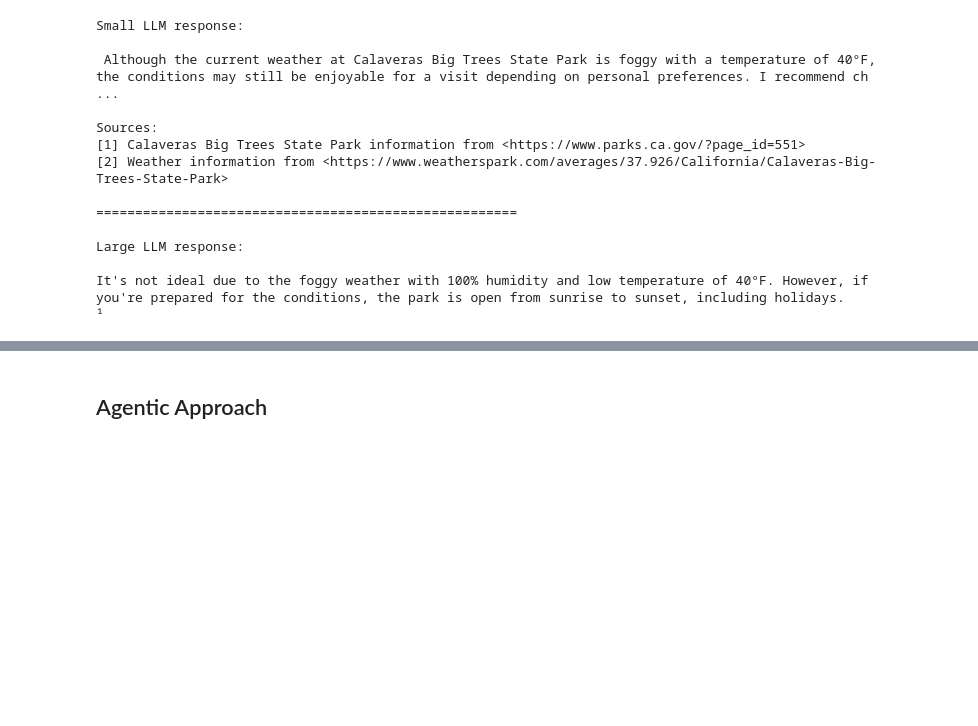
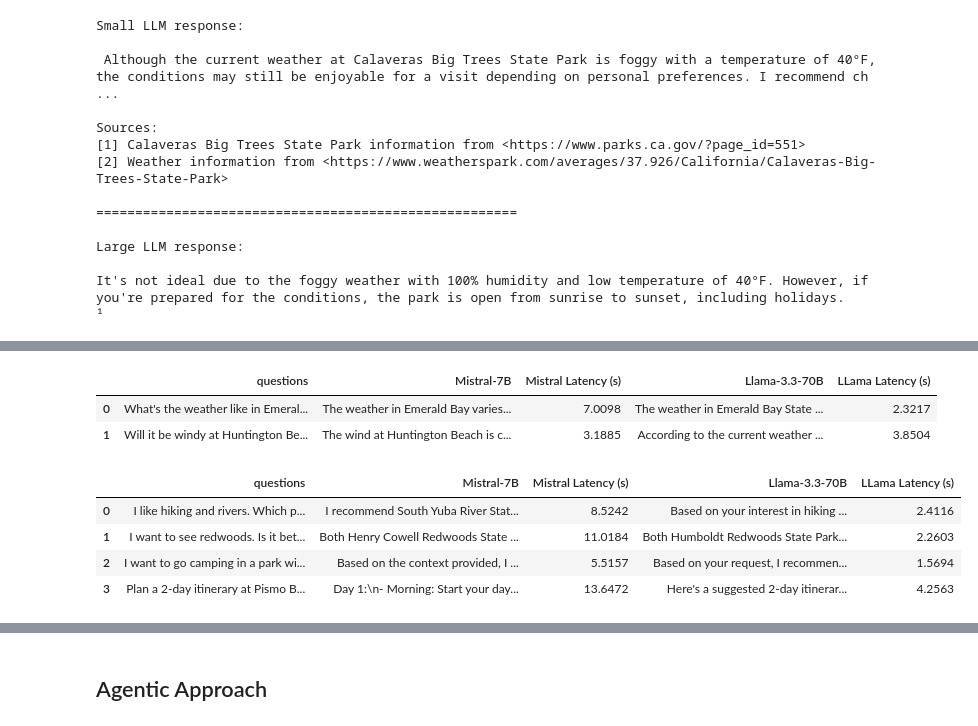
Before and after one commit to paulsoriiiano/cmpe-259-project, a Jupyter notebook: notebooks/parks_virtual_assistant.ipynb, the cells around one changed output, grey strips where cells are left out. Cells and saved outputs as stored; diff of their text form; code cells hidden in the pictures; blank space fills up the shorter version.

```diff
--- a/notebooks/parks_virtual_assistant.ipynb
+++ b/notebooks/parks_virtual_assistant.ipynb
@@ -328,0 +516,14 @@ security_questions = []
+# %%
+pd.read_csv("weather_responses.csv")
+# %% [output]
+|  | questions | Mistral-7B | Mistral Latency (s) | Llama-3.3-70B | LLama Latency (s) |
+| 0 | What's the weather like in Emeral... | The weather in Emerald Bay varies... | 7.0098 | The weather in Emerald Bay State ... | 2.3217 |
+| 1 | Will it be windy at Huntington Be... | The wind at Huntington Beach is c... | 3.1885 | According to the current weather ... | 3.8504 |
+# %%
+pd.read_csv("complex_responses.csv")
+# %% [output]
+|  | questions | Mistral-7B | Mistral Latency (s) | Llama-3.3-70B | LLama Latency (s) |
+| 0 | I like hiking and rivers. Which p... | I recommend South Yuba River Stat... | 8.5242 | Based on your interest in hiking ... | 2.4116 |
+| 1 | I want to see redwoods. Is it bet... | Both Henry Cowell Redwoods State ... | 11.0184 | Both Humboldt Redwoods State Park... | 2.2603 |
+| 2 | I want to go camping in a park wi... | Based on the context provided, I ... | 5.5157 | Based on your request, I recommen... | 1.5694 |
+| 3 | Plan a 2-day itinerary at Pismo B... | Day 1:\n- Morning: Start your day... | 13.6472 | Here's a suggested 2-day itinerar... | 4.2563 |
```
Also changed, not shown: parts of 38 cells of this notebook.
